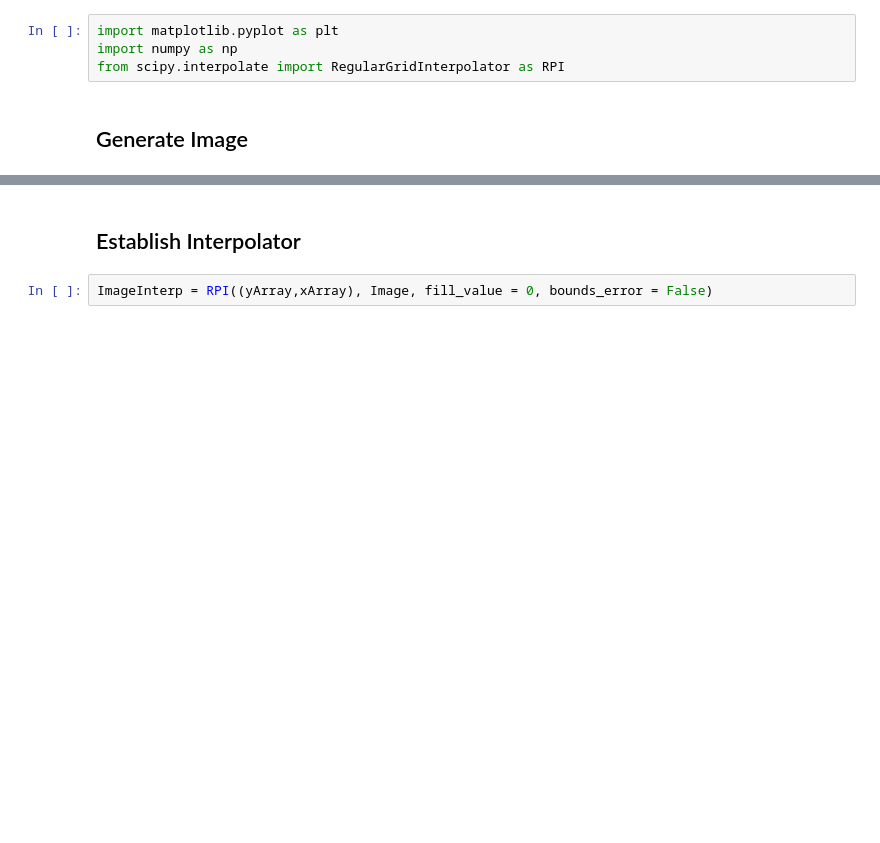
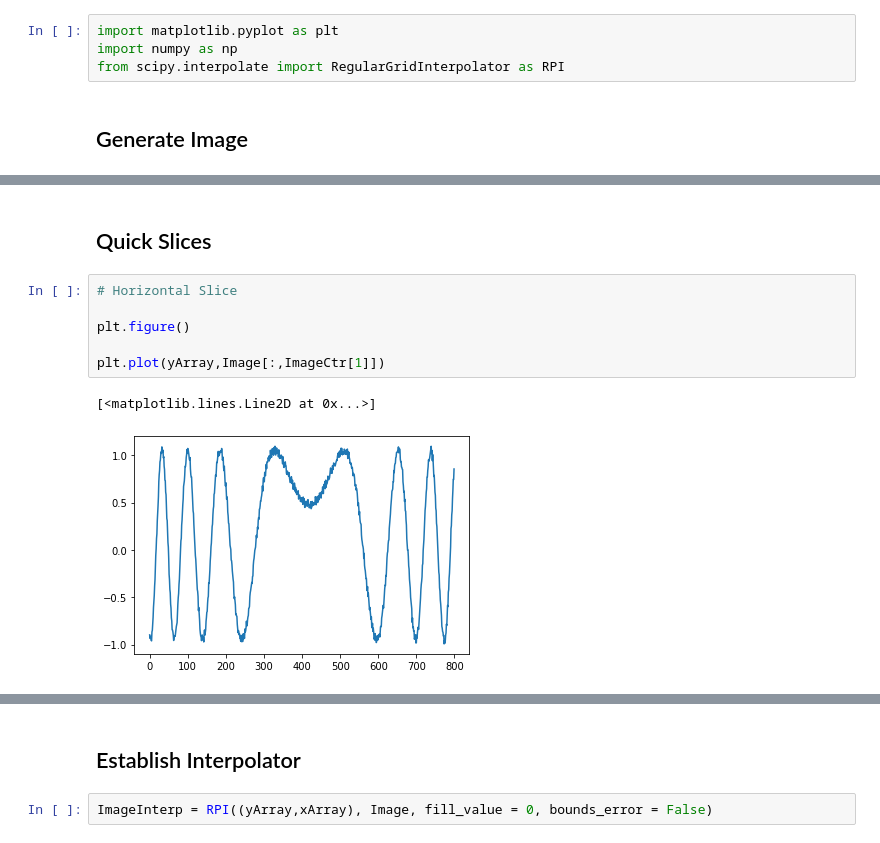
Before and after one commit to Sifyrena/Radial_Interp, a Jupyter notebook: RadialInterp.ipynb, the cells around one changed output, grey strips where cells are left out. Saved outputs shown, nothing was run; the diff lists cells and outputs as text; blank space fills up the shorter version.

```diff
--- a/RadialInterp.ipynb
+++ b/RadialInterp.ipynb
@@ -32,0 +33,11 @@ plt.imshow(Image, origin = 'upper',cmap = 'copper') # Start Counting From Top Le
+# %% [markdown]
+## Quick Slices
+# %%
+# Horizontal Slice
+
+plt.figure()
+
+plt.plot(yArray,Image[:,ImageCtr[1]])
+# %% [output]
+[<matplotlib.lines.Line2D at 0x...>]
+[figure, added]
```
Also changed, not shown: parts of 3 cells of this notebook, 7 other files.
